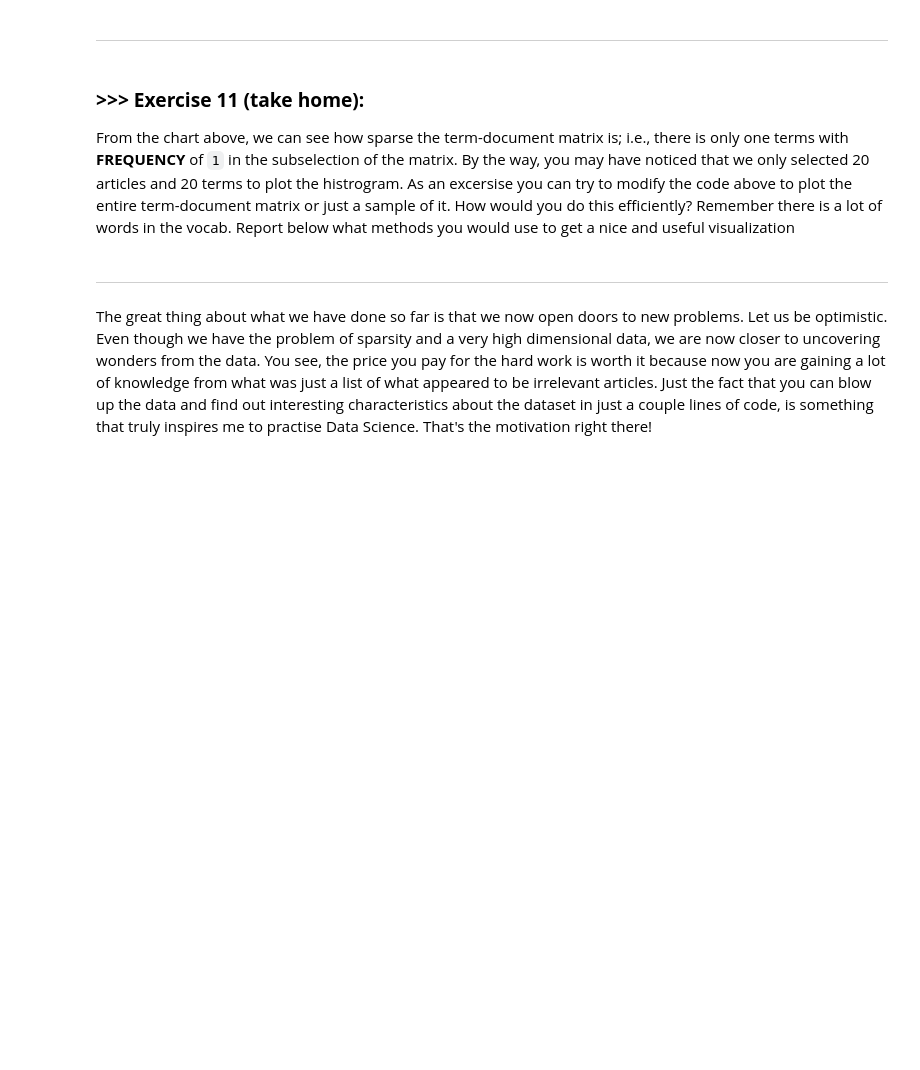
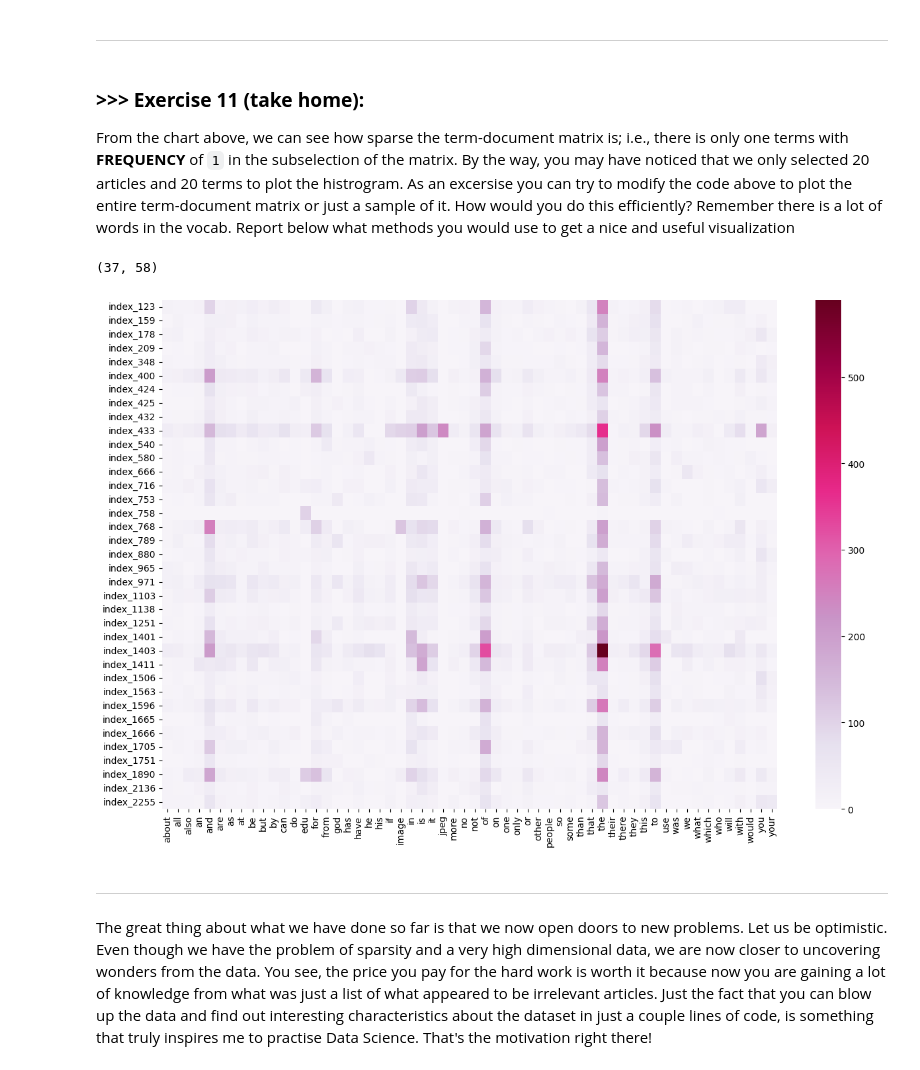
Before and after one commit to 112020035/DM2025-Lab1-Exercise, a Jupyter notebook: DM2025-Lab1-Master.ipynb, the cells around one changed output. Cells and saved outputs as stored; diff of their text form; code cells hidden in the pictures; blank space fills up the shorter version.

```diff
--- a/DM2025-Lab1-Master.ipynb
+++ b/DM2025-Lab1-Master.ipynb
@@ -1069,3 +1161,27 @@ From the chart above, we can see how sparse the term-document matrix is; i.e., t
+# %%
+# Answer here
+# 去除只出現少數次數的稀有字詞，保留較有代表性及意義的資料，使矩陣更加緊湊集中
+
+plot_x = [str(i) for i in count_vect.get_feature_names_out()[:]]
+plot_y = ["index_"+ str(i) for i in range(X_counts.shape[0])]
+plot_z = X_counts[:, :].toarray()
+
+df = pd.DataFrame(plot_z, columns = plot_x, index = plot_y)
+# 篩選保留文字數超過 1500 的文檔
+df_s1 = df.loc[df.sum(axis=1) > 1500, :]
+# 再篩選保留出現超過 200 次的字詞
+df_s2 = df_s1.loc[:, df_s1.sum(axis = 0) > 200]
+# 查看最後 matrix 大小
+print(df_s2.shape)
+plt.subplots(figsize = (15, 10))
+ax = sns.heatmap(df_s2,
+                 cmap = "PuRd",
+                 vmin = 0,
+                 vmax = df_s2.values.max(),
+                 annot=False)
+# %% [output]
+(37, 58)
+[figure, added]
 # %% [markdown]
 ---
 # %% [markdown]
```
Also changed, not shown: parts of 25 cells of this notebook, 1 other file.
